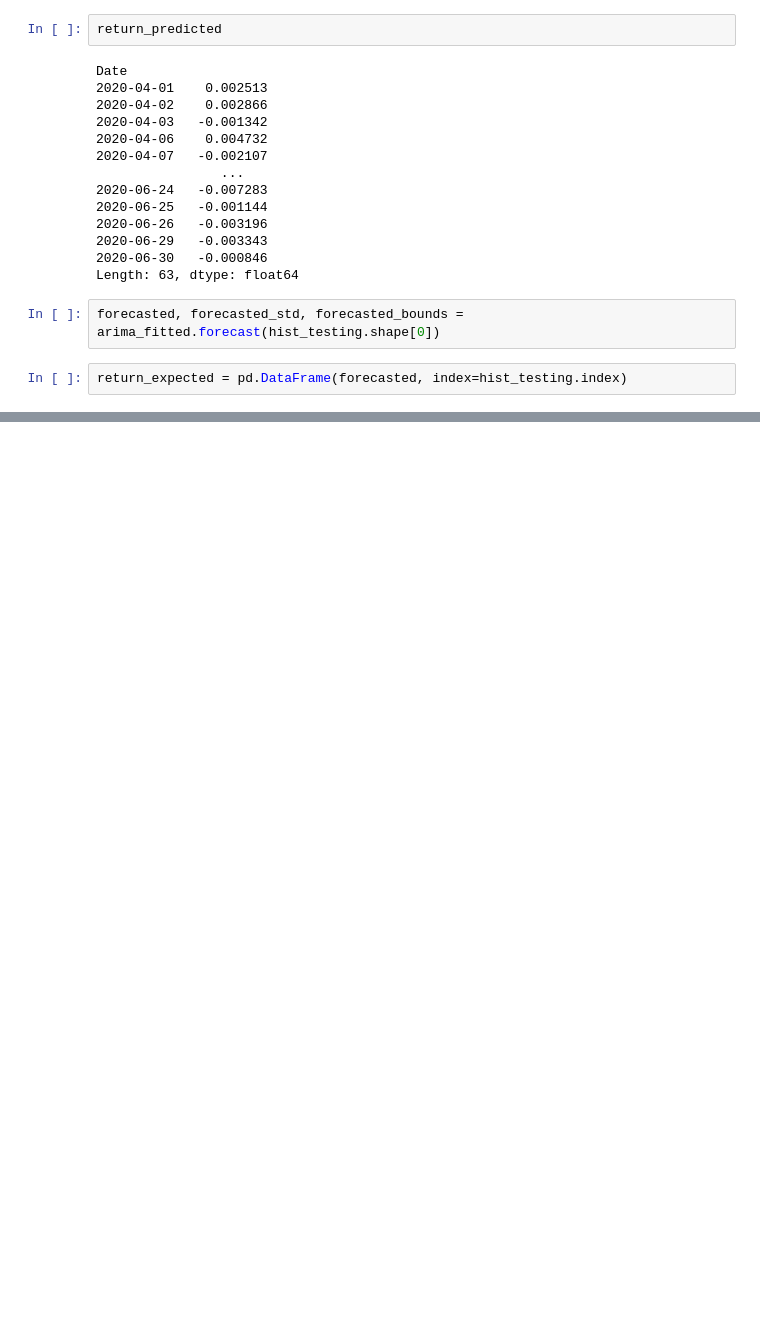
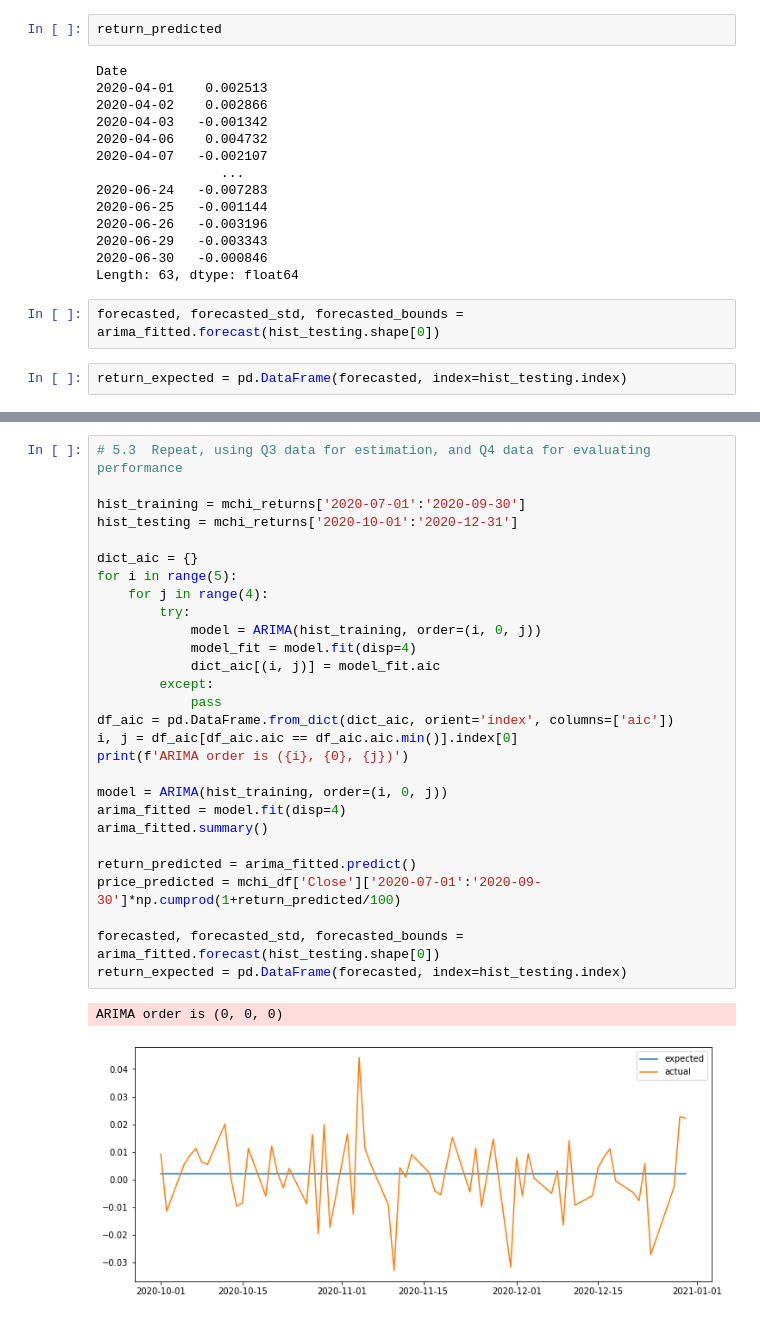
Before and after one commit to siddharth-agarwal/py-codespace, a Jupyter notebook: 610_GWP3.ipynb, the cells around one changed output, grey strips where cells are left out. Cells and saved outputs as stored; diff of their text form; blank space fills up the shorter version.

```diff
--- a/610_GWP3.ipynb
+++ b/610_GWP3.ipynb
@@ -228,0 +211,31 @@ ModuleNotFoundError: No module named 'mgarch'
+# %%
+# 5.3  Repeat, using Q3 data for estimation, and Q4 data for evaluating performance
+
+hist_training = mchi_returns['2020-07-01':'2020-09-30']
+hist_testing = mchi_returns['2020-10-01':'2020-12-31']
+
+dict_aic = {}
+for i in range(5):
+    for j in range(4):
+        try:
+            model = ARIMA(hist_training, order=(i, 0, j))
+            model_fit = model.fit(disp=4)
+            dict_aic[(i, j)] = model_fit.aic
+        except:
+            pass
+df_aic = pd.DataFrame.from_dict(dict_aic, orient='index', columns=['aic'])
+i, j = df_aic[df_aic.aic == df_aic.aic.min()].index[0]
+print(f'ARIMA order is ({i}, {0}, {j})')
+
+model = ARIMA(hist_training, order=(i, 0, j))
+arima_fitted = model.fit(disp=4)
+arima_fitted.summary()
+
+return_predicted = arima_fitted.predict()
+price_predicted = mchi_df['Close']['2020-07-01':'2020-09-30']*np.cumprod(1+return_predicted/100)
+
+forecasted, forecasted_std, forecasted_bounds = arima_fitted.forecast(hist_testing.shape[0])
+return_expected = pd.DataFrame(forecasted, index=hist_testing.index)
+# %% [output]
+ARIMA order is (0, 0, 0)
+[figure, added]
```
Also changed, not shown: parts of 69 cells of this notebook.
